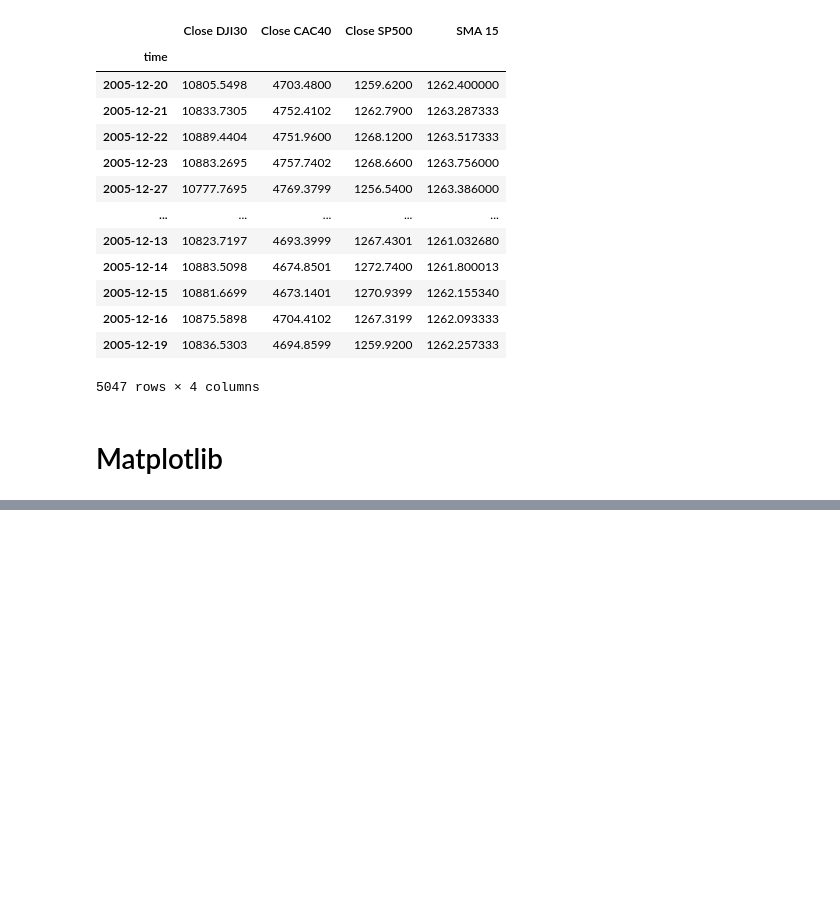
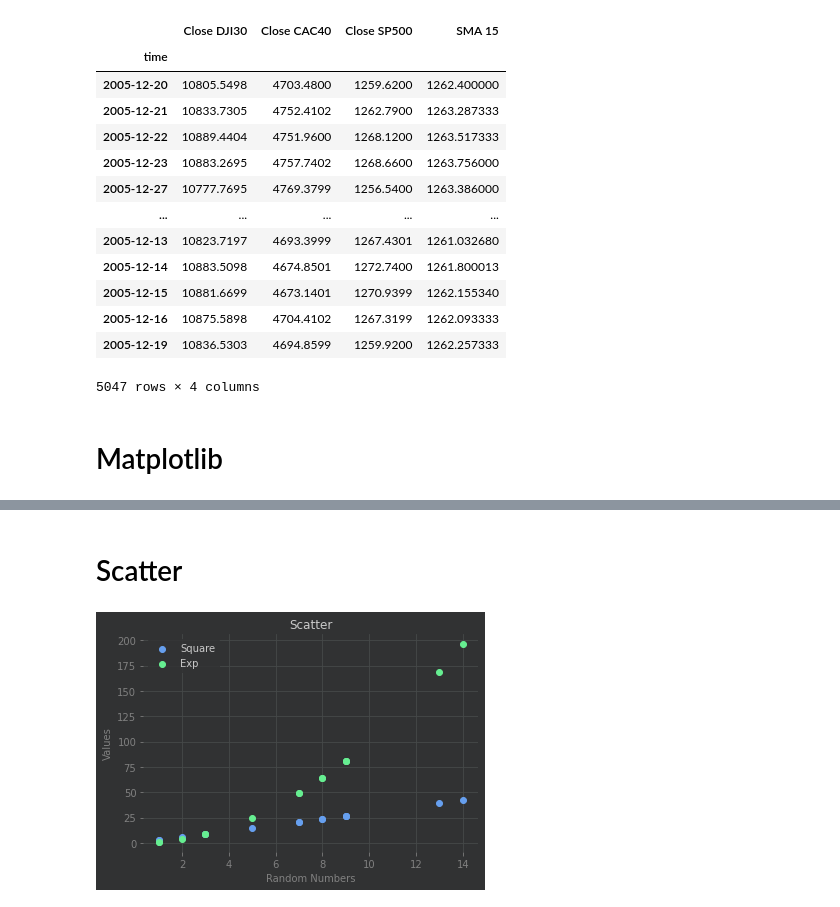
Before and after one commit to lehoangan2906/Algorithmic-Trading-with-Python-Technical-Analysis-Strategy, a Jupyter notebook: Python_basics_(skeleton).ipynb, the cells around one changed output, grey strips where cells are left out. Saved outputs shown, nothing was run; the diff lists cells and outputs as text; code cells hidden in the pictures; blank space fills up the shorter version.

```diff
--- a/Python_basics_(skeleton).ipynb
+++ b/Python_basics_(skeleton).ipynb
@@ -575,0 +640,23 @@ pd.concat((df1, df2), axis = 0)
+# %% [markdown]
+# Scatter
+# %%
+# Point clouds
+plt.scatter(arr, mut)
+plt.scatter(arr, square)
+
+# Change the xlabel
+plt.xlabel("Random Numbers")
+
+# Change the ylabel
+plt.ylabel("Values")
+
+# Change the title
+plt.title("Scatter")
+
+# Put a legend
+plt.legend(["Square", "Exp"])
+
+# Show the plot
+plt.show()
+# %% [output]
+[figure, added]
```
Also changed, not shown: parts of 7 cells of this notebook.
